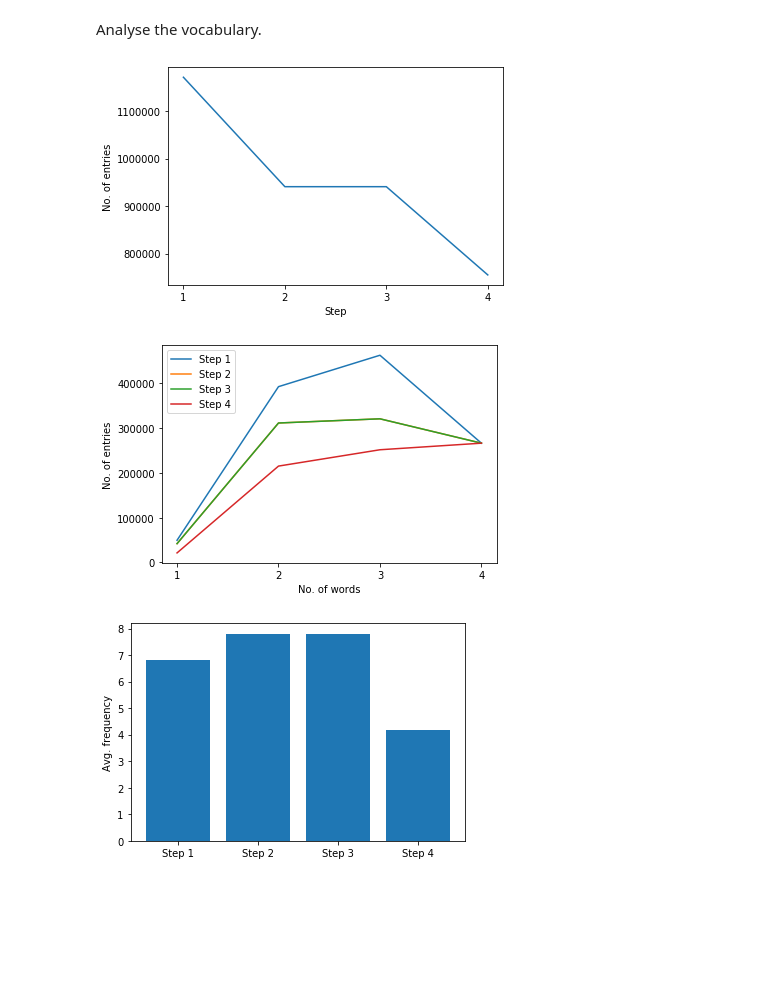
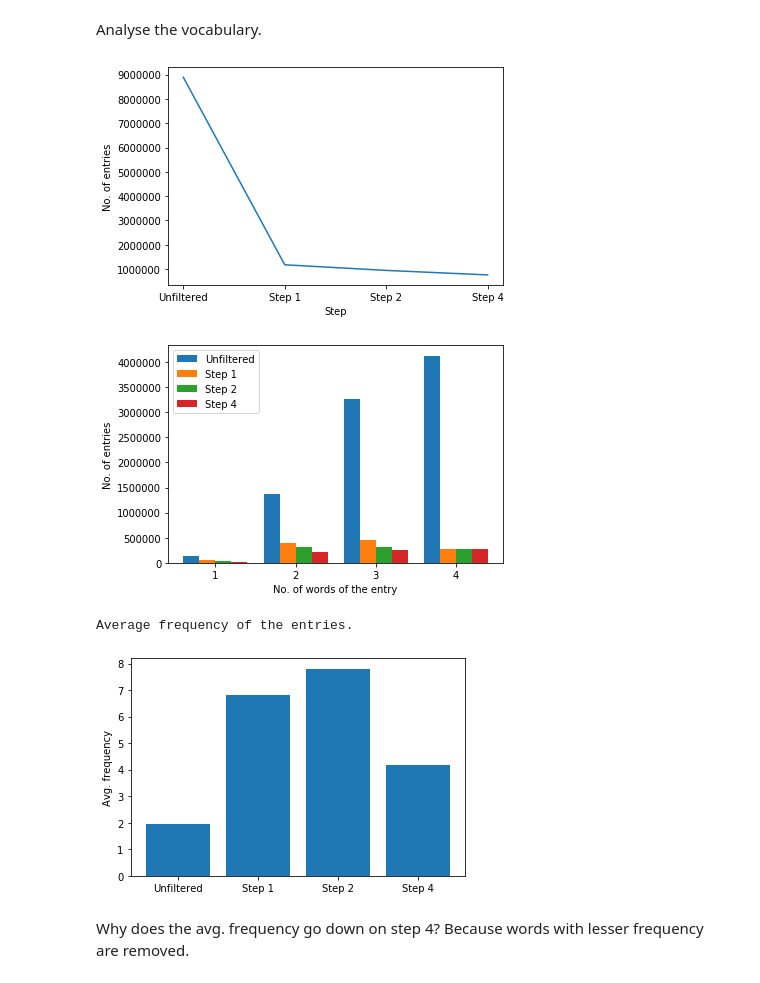
Before and after one commit to carlosfranzreb-uni/thesis_processing, a Jupyter notebook: analysis/vocab_filtered.ipynb, the cells around one changed output. Drawn from its saved outputs; the diff is of its cells as text; code cells hidden in the pictures; blank space fills up the shorter version.

```diff
--- a/analysis/vocab_filtered.ipynb
+++ b/analysis/vocab_filtered.ipynb
@@ -7,42 +8,48 @@ from matplotlib import pyplot as plt
 # %%
+vocab = json.load(open('../data/vocab/repo_vocab.json'))
 vocab_1 = json.load(open('../data/vocab/repo_vocab_step_1.json'))
 vocab_2 = json.load(open('../data/vocab/repo_vocab_step_2.json'))
-vocab_3 = json.load(open('../data/vocab/repo_vocab_step_3.json'))
 vocab_4 = json.load(open('../data/vocab/repo_vocab_step_4.json'))
 vocabs = {
-    "Step 1": vocab_1, "Step 2": vocab_2, "Step 3": vocab_3, "Step 4": vocab_4,
+    "Unfiltered": vocab, "Step 1": vocab_1, "Step 2": vocab_2, "Step 4": vocab_4,
 }
 # %%
-x = [1, 2, 3, 4]
+x = np.array([1, 2, 3, 4])
 plt.plot(x, [len(vocab) for vocab in vocabs.values()])
-plt.xticks(x)
+plt.xticks(x, vocabs.keys())
 plt.ylabel('No. of entries')
 plt.xlabel('Step')
 plt.show()
 # %% [output]
-[figure, old version]
+[figure, new version]
 # %%
+width = .2
+i = 0
 for name, vocab in vocabs.items():
     vocab_cnt = Counter(vocab.values())
     len_cnt = Counter([word.count(' ')+1 for word in vocab])
     values_unordered = len_cnt.most_common()
     values = [t[1] for t in sorted(values_unordered, key=lambda t: t[0])]
-    plt.plot(x, values, label=name)
+    plt.bar(x + (i-3)*(width/2), values, width, label=name)
+    i += 2
 plt.legend()
 plt.xticks(x)
-plt.xlabel('No. of words')
+plt.xlabel('No. of words of the entry')
 plt.ylabel('No. of entries')
 plt.show()
 # %% [output]
-[figure, old version]
+[figure, new version]
 # %%
-x, y = [], []
+print('Average frequency of the entries.')
+x, y = [0, 1, 2, 3], []
 for name, vocab in vocabs.items():
-    x.append(int(name[-1]))
     y.append(sum(vocab.values()) / len(vocab))
 plt.bar(x, y)
 plt.xticks(x, vocabs.keys())
 plt.ylabel('Avg. frequency')
 plt.show()
 # %% [output]
+Average frequency of the entries.
-[figure, old version]
+[figure, new version]
+# %% [markdown]
+Why does the avg. frequency go down on step 4? Because words with lesser frequency are removed.
```
Also changed, not shown: parts of 1 cell of this notebook.
